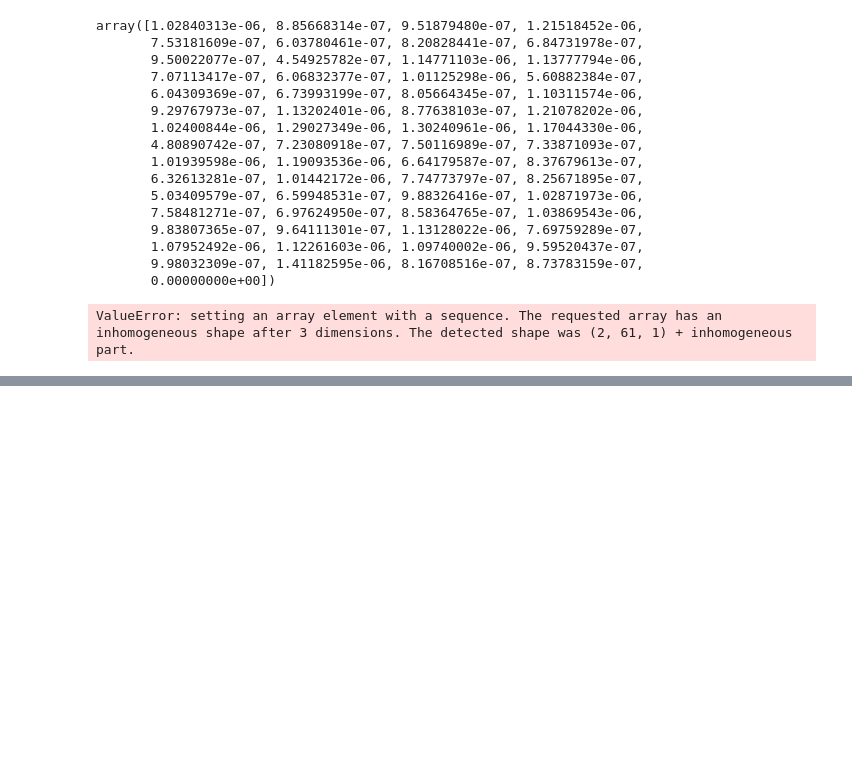
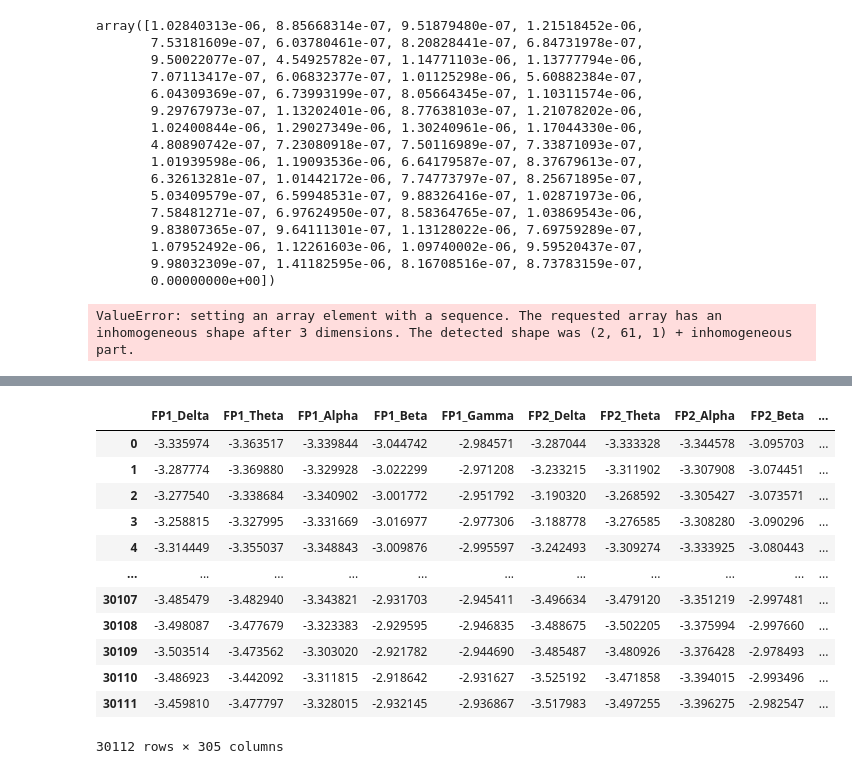
Before and after one commit to cmanna75/EEG, a Jupyter notebook: blah.ipynb, the cells around one changed output, grey strips where cells are left out. Cells and saved outputs as stored; diff of their text form; code cells hidden in the pictures; blank space fills up the shorter version.

```diff
--- a/blah.ipynb
+++ b/blah.ipynb
@@ -1257,0 +1203,17 @@ for group_name, group_data in grouped_data:
+# %%
+smoothed_data = data.apply(apply_KalmanFilter, axis = 0)
+smoothed_data
+# %% [output]
+|  | FP1_Delta | FP1_Theta | FP1_Alpha | FP1_Beta | FP1_Gamma | FP2_Delta | FP2_Theta | FP2_Alpha | FP2_Beta | ... |
+| 0 | -3.335974 | -3.363517 | -3.339844 | -3.044742 | -2.984571 | -3.287044 | -3.333328 | -3.344578 | -3.095703 | ... |
+| 1 | -3.287774 | -3.369880 | -3.329928 | -3.022299 | -2.971208 | -3.233215 | -3.311902 | -3.307908 | -3.074451 | ... |
+| 2 | -3.277540 | -3.338684 | -3.340902 | -3.001772 | -2.951792 | -3.190320 | -3.268592 | -3.305427 | -3.073571 | ... |
+| 3 | -3.258815 | -3.327995 | -3.331669 | -3.016977 | -2.977306 | -3.188778 | -3.276585 | -3.308280 | -3.090296 | ... |
+| 4 | -3.314449 | -3.355037 | -3.348843 | -3.009876 | -2.995597 | -3.242493 | -3.309274 | -3.333925 | -3.080443 | ... |
+| ... | ... | ... | ... | ... | ... | ... | ... | ... | ... | ... |
+| 30107 | -3.485479 | -3.482940 | -3.343821 | -2.931703 | -2.945411 | -3.496634 | -3.479120 | -3.351219 | -2.997481 | ... |
+| 30108 | -3.498087 | -3.477679 | -3.323383 | -2.929595 | -2.946835 | -3.488675 | -3.502205 | -3.375994 | -2.997660 | ... |
+| 30109 | -3.503514 | -3.473562 | -3.303020 | -2.921782 | -2.944690 | -3.485487 | -3.480926 | -3.376428 | -2.978493 | ... |
+| 30110 | -3.486923 | -3.442092 | -3.311815 | -2.918642 | -2.931627 | -3.525192 | -3.471858 | -3.394015 | -2.993496 | ... |
+| 30111 | -3.459810 | -3.477797 | -3.328015 | -2.932145 | -2.936867 | -3.517983 | -3.497255 | -3.396275 | -2.982547 | ... |
+30112 rows × 305 columns
```
Also changed, not shown: parts of 36 cells of this notebook.
